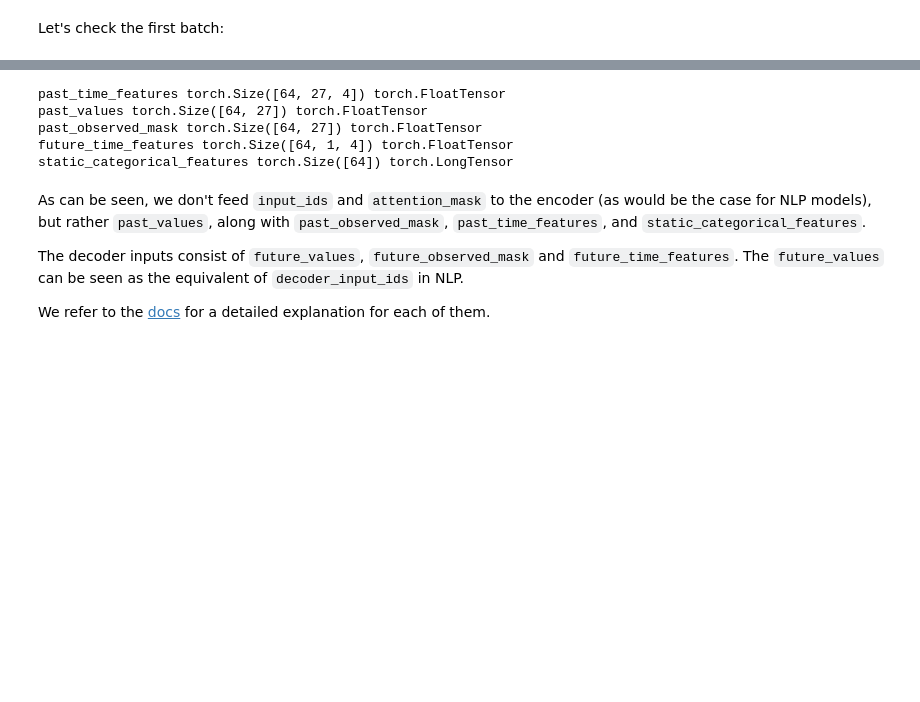
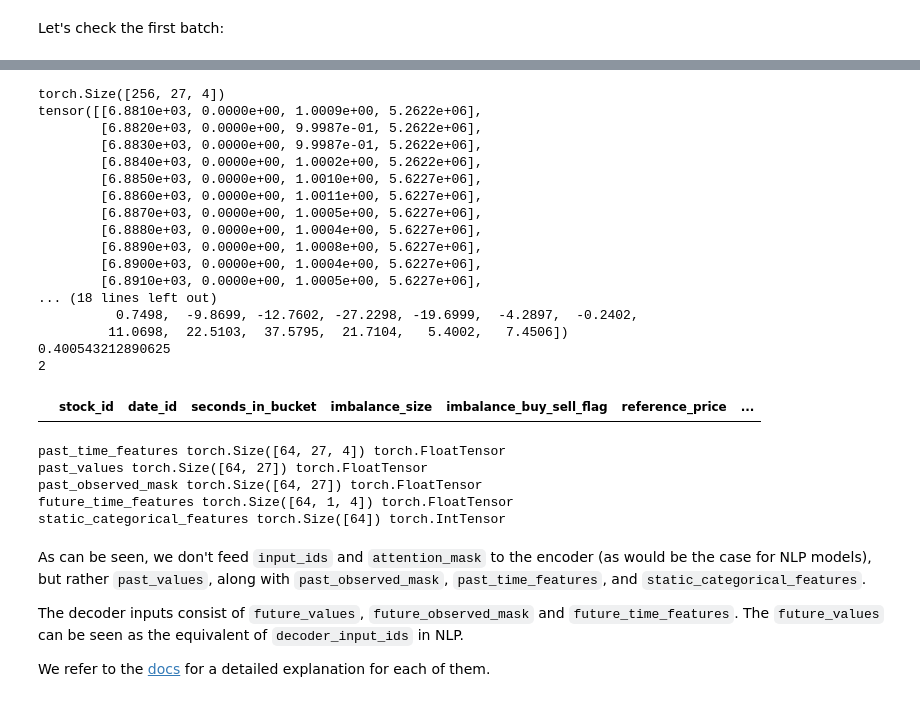
Before and after one commit to florencetsang/optiver2023, a Jupyter notebook: florence/time-series-transformer.ipynb, the cells around one changed output, grey strips where cells are left out. Drawn from its saved outputs; the diff is of its cells as text; code cells hidden in the pictures; blank space fills up the shorter version.

```diff
--- a/florence/time-series-transformer.ipynb
+++ b/florence/time-series-transformer.ipynb
@@ -457,7 +498,7 @@ def create_transformation(freq: str, config: PretrainedConfig) -> Transformation
                 target_field=FieldName.TARGET,
                 output_field=FieldName.FEAT_AGE,
                 pred_length=config.prediction_length,
-                log_scale=True,
+                log_scale=False,
             ),
             # step 6: vertically stack all the temporal features into the key FEAT_TIME
             VstackFeatures(
@@ -688,15 +729,43 @@ static_categorical_features torch.Size([256]) torch.LongTensor
 future_values torch.Size([256, 1]) torch.FloatTensor
 future_observed_mask torch.Size([256, 1]) torch.FloatTensor
+# %%
+print(batch["past_time_features"].size())
+print(batch["past_time_features"][0])
+print(batch["past_values"][0])
+print(batch["past_values"][0, 0].item())
+print(batch["static_categorical_features"][0].item())
+train_batch_sample_stock_id_mask = raw_df["stock_id"].reset_index(drop=True) == batch["static_categorical_features"][0].item()
+train_batch_sample_target_mask = raw_df["target"].fillna(0.0).reset_index(drop=True) == batch["past_values"][0, 0].item()
+display(raw_df.reset_index(drop=True)[train_batch_sample_target_mask])
+# %% [output]
+torch.Size([256, 27, 4])
+tensor([[6.8810e+03, 0.0000e+00, 1.0009e+00, 5.2622e+06],
+        [6.8820e+03, 0.0000e+00, 9.9987e-01, 5.2622e+06],
+        [6.8830e+03, 0.0000e+00, 9.9987e-01, 5.2622e+06],
+        [6.8840e+03, 0.0000e+00, 1.0002e+00, 5.2622e+06],
+        [6.8850e+03, 0.0000e+00, 1.0010e+00, 5.6227e+06],
+        [6.8860e+03, 0.0000e+00, 1.0011e+00, 5.6227e+06],
+        [6.8870e+03, 0.0000e+00, 1.0005e+00, 5.6227e+06],
+        [6.8880e+03, 0.0000e+00, 1.0004e+00, 5.6227e+06],
+        [6.8890e+03, 0.0000e+00, 1.0008e+00, 5.6227e+06],
+        [6.8900e+03, 0.0000e+00, 1.0004e+00, 5.6227e+06],
+        [6.8910e+03, 0.0000e+00, 1.0005e+00, 5.6227e+06],
+... (18 lines left out)
+          0.7498,  -9.8699, -12.7602, -27.2298, -19.6999,  -4.2897,  -0.2402,
+         11.0698,  22.5103,  37.5795,  21.7104,   5.4002,   7.4506])
+0.400543212890625
+2
+|  | stock_id | date_id | seconds_in_bucket | imbalance_size | imbalance_buy_sell_flag | reference_price | ... |
 # %%
-batch = next(iter(test_dataloader))
-for k, v in batch.items():
+test_sample_batch = next(iter(test_dataloader))
+for k, v in test_sample_batch.items():
     print(k, v.shape, v.type())
 # %% [output]
 past_time_features torch.Size([64, 27, 4]) torch.FloatTensor
 past_values torch.Size([64, 27]) torch.FloatTensor
 past_observed_mask torch.Size([64, 27]) torch.FloatTensor
 future_time_features torch.Size([64, 1, 4]) torch.FloatTensor
-static_categorical_features torch.Size([64]) torch.LongTensor
+static_categorical_features torch.Size([64]) torch.IntTensor
 # %% [markdown]
 As can be seen, we don't feed `input_ids` and `attention_mask` to the encoder (as would be the case for NLP models), but rather `past_values`, along with `past_observed_mask`, `past_time_features`, and `static_categorical_features`.
 
```
Also changed, not shown: parts of 22 cells of this notebook, 1 other file.
